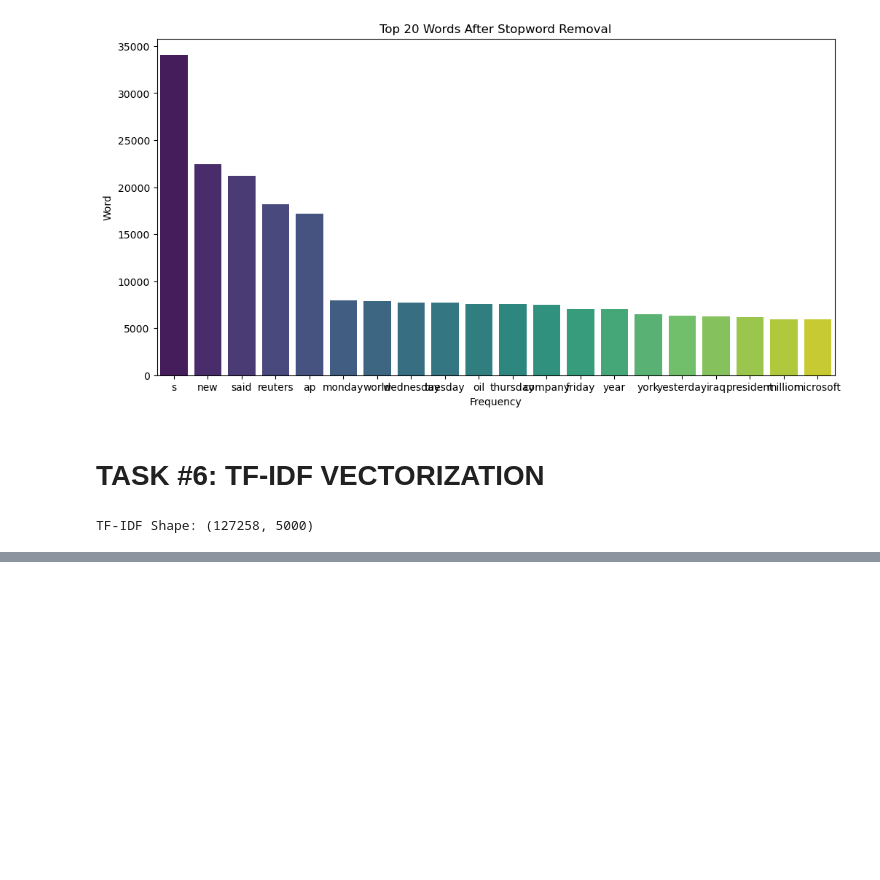
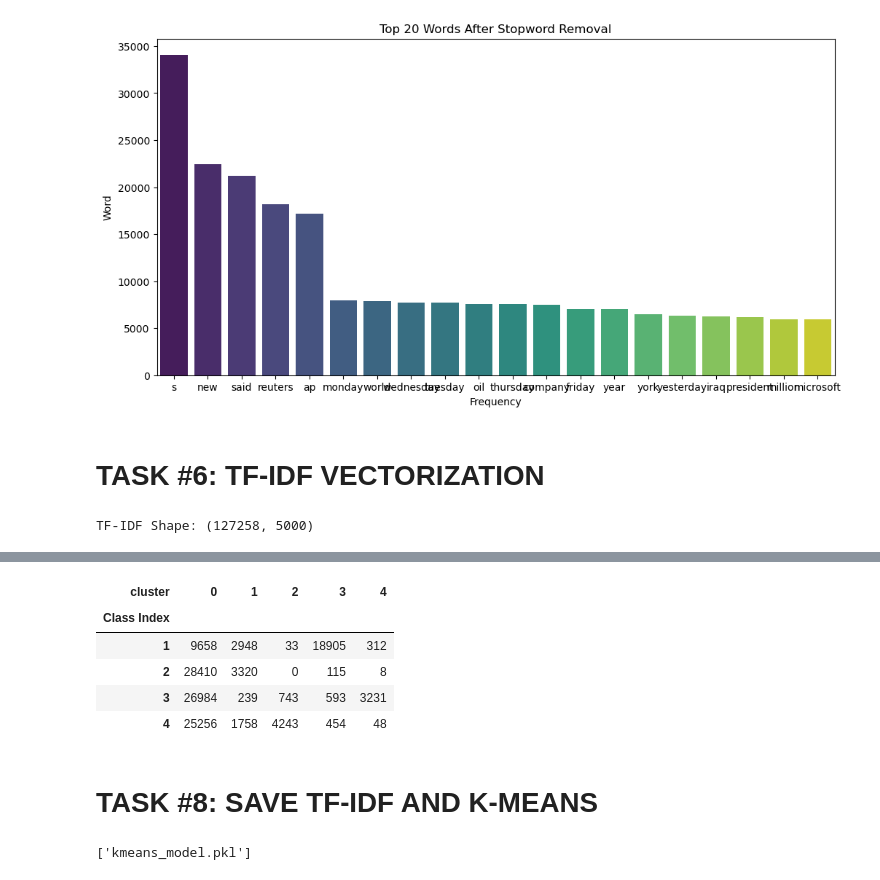
Before and after one commit to ranjansinghds/News-Article-Clustering-NLP-Project, a Jupyter notebook: News_Articles_Clustering_Project.ipynb, the cells around one changed output, grey strips where cells are left out. Drawn from its saved outputs; the diff is of its cells as text; code cells hidden in the pictures; blank space fills up the shorter version.

```diff
--- a/News_Articles_Clustering_Project.ipynb
+++ b/News_Articles_Clustering_Project.ipynb
@@ -509,0 +669,20 @@ TF-IDF Shape: (127258, 5000)
+# %%
+# Optional Evaluation Using Original Labels
+pd.crosstab(news_df["Class Index"], news_df["cluster"])
+# %% [output]
+| cluster | 0 | 1 | 2 | 3 | 4 |
+| Class Index |  |  |  |  |  |
+| 1 | 9658 | 2948 | 33 | 18905 | 312 |
+| 2 | 28410 | 3320 | 0 | 115 | 8 |
+| 3 | 26984 | 239 | 743 | 593 | 3231 |
+| 4 | 25256 | 1758 | 4243 | 454 | 48 |
+# %% [markdown]
+# TASK #8: SAVE TF-IDF AND K-MEANS
+# %%
+import joblib
+
+joblib.dump(tfidf, "tfidf_vectorizer.pkl")
+
+joblib.dump(kmeans, "kmeans_model.pkl")
+# %% [output]
+['kmeans_model.pkl']
```
Also changed, not shown: parts of 16 cells of this notebook, 4 other files.
